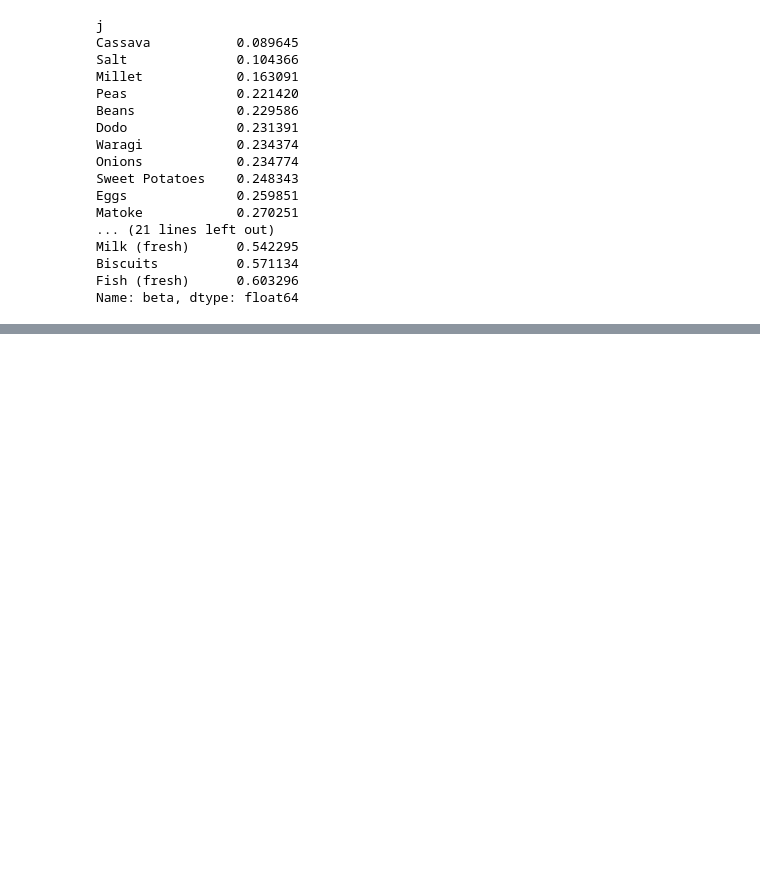
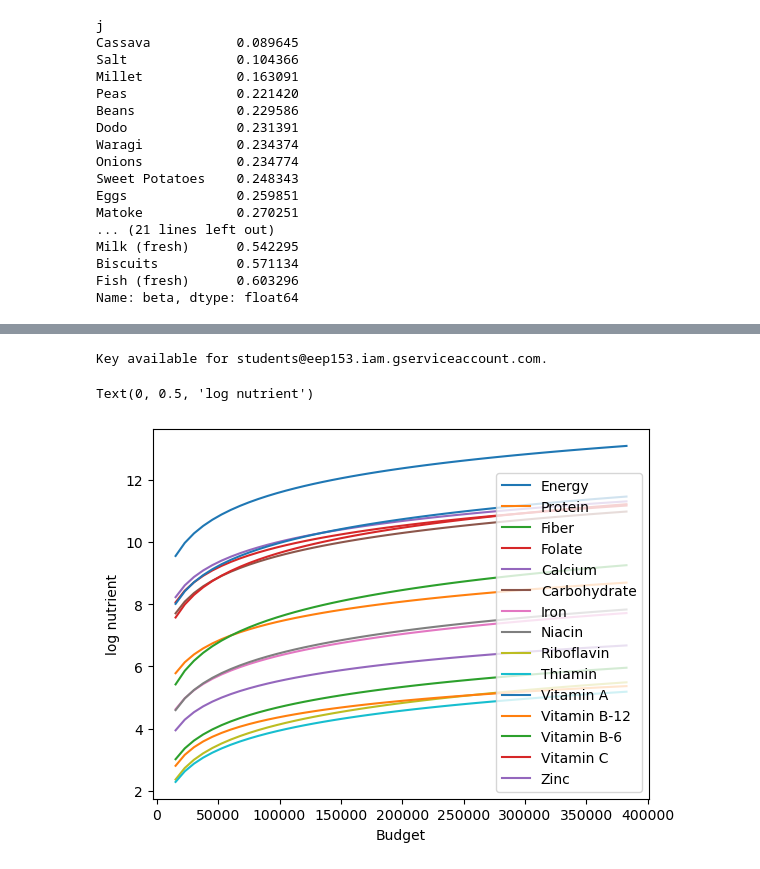
Before and after one commit to vkeroles/EEP153-SP23-Proj4, a Jupyter notebook: Team_HWiley_code.ipynb, the cells around one changed output, grey strips where cells are left out. Saved outputs shown, nothing was run; the diff lists cells and outputs as text; code cells hidden in the pictures; blank space fills up the shorter version.

```diff
--- a/Team_HWiley_code.ipynb
+++ b/Team_HWiley_code.ipynb
@@ -314,0 +516,35 @@ result.to_pickle('my_estimates.pickle')
+# %%
+import warnings
+
+# Get FCT:
+fct = read_sheets(URL[COUNTRY],
+                  sheet='FCT').set_index('j')
+fct.columns.name='n'
+
+
+def nutrient_demand(x,p):
+    with warnings.catch_warnings():
+        warnings.simplefilter("ignore")
+        c = r.demands(x,p)
+
+    fct0,c0 = fct.align(c,axis=0,join='inner')
+    N = fct0.T@c0
+
+    N = N.loc[~N.index.duplicated()]
+
+    return N
+# %% [output]
+Key available for students@eep153.iam.gserviceaccount.com.
+# %%
+X = np.linspace(x0/5,x0*5,50)
+
+# UseNutrients = ['Protein','Calories','Iron','Calcium']
+UseNutrients = fct.columns.tolist()
+
+plt.plot(X,[np.log(nutrient_demand(x,pbar))[UseNutrients] for x in X])
+plt.legend(UseNutrients)
+plt.xlabel('Budget')
+plt.ylabel('log nutrient')
+# %% [output]
+Text(0, 0.5, 'log nutrient')
+[figure, added]
```
Also changed, not shown: parts of 31 cells of this notebook.
